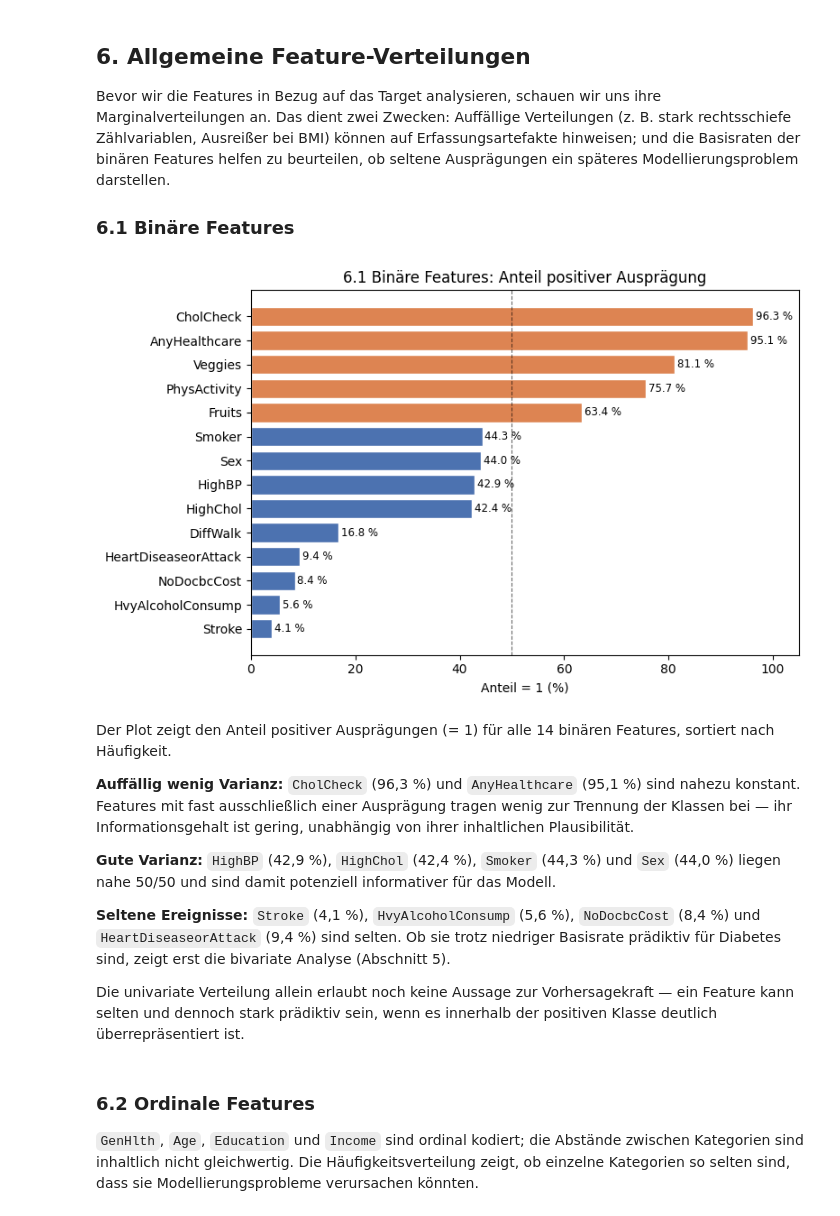
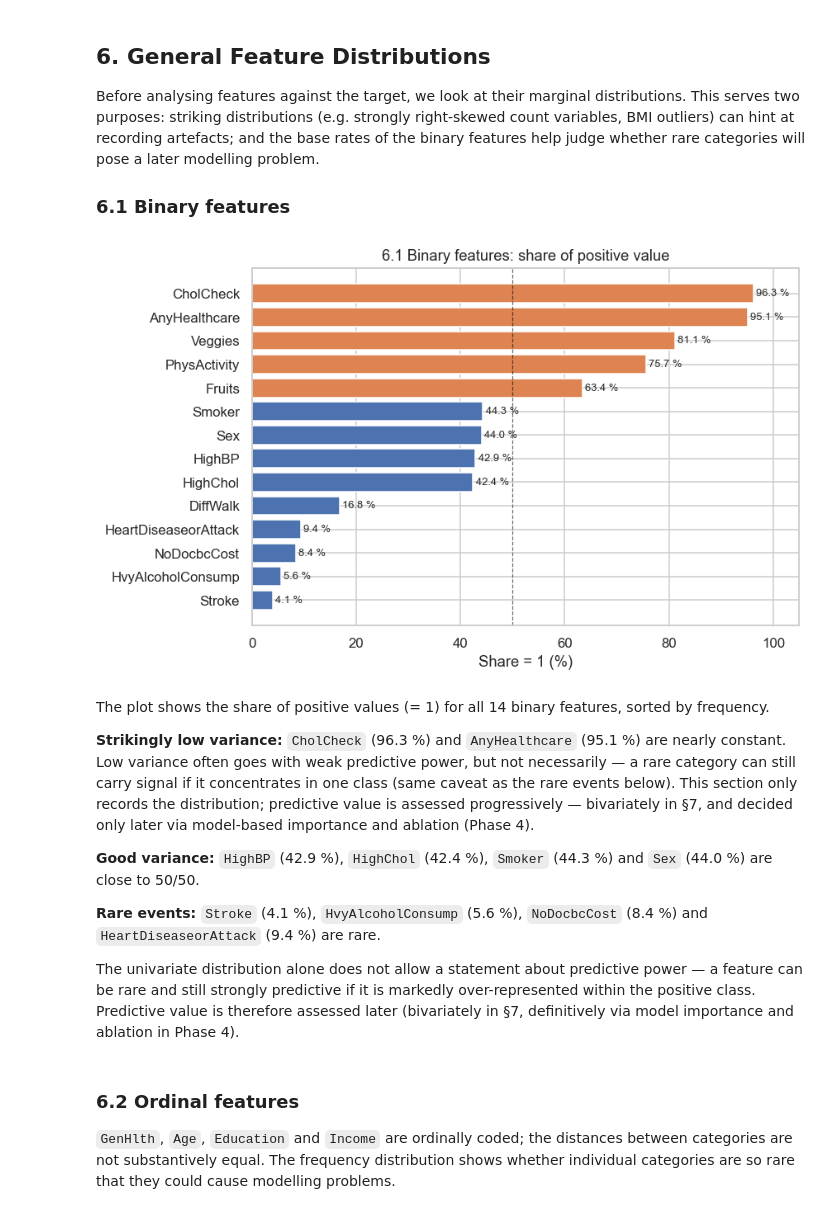
Before and after one commit to Hasher26/Diabetes-Prediction-Hasher, a Jupyter notebook: notebooks/02_data_understanding.ipynb, the cells around one changed output. Saved outputs shown, nothing was run; the diff lists cells and outputs as text; code cells hidden in the pictures.

```diff
--- a/notebooks/02_data_understanding.ipynb
+++ b/notebooks/02_data_understanding.ipynb
@@ -8,20 +19,27 @@ Installiere den UCI-ML-Repository-Client, falls er noch nicht verfügbar ist, un
 # %%
 # Install ucimlrepo if running in a fresh environment
-import importlib, subprocess, sys
+import importlib.util, subprocess, sys
 if importlib.util.find_spec('ucimlrepo') is None:
     subprocess.check_call([sys.executable, '-m', 'pip', 'install', 'ucimlrepo'])
 
-
-import os
+# Suppress only forward-looking deprecation warnings (real warnings stay visible)
 import warnings
-warnings.filterwarnings('ignore')
+warnings.simplefilter("ignore", category=FutureWarning)
 
 import numpy as np
 import pandas as pd
 import matplotlib.pyplot as plt
-import matplotlib.ticker as mticker
-import seaborn as sns
-from scipy import stats
-from scipy.stats import chi2_contingency, pointbiserialr
-from ucimlrepo import fetch_ucirepo
+import matplotlib.ticker as mticker   # thousands-formatting of plot axes
+import seaborn as sns                 # heatmap (§8) + global plot style
+from scipy import stats               # Spearman rank correlation (§8)
+from ucimlrepo import fetch_ucirepo   # loads UCI dataset #891 (§1.1)
+
+# Deterministic, machine-independent plotting style (no stochastic steps in this notebook)
+plt.rcParams['figure.dpi'] = 110
+sns.set_theme(style='whitegrid')
+
+# Output directory for figures (relative path → reproducible on any machine, created automatically)
+from pathlib import Path
+OUTPUT_DIR = Path("outputs") / "nb02"
+OUTPUT_DIR.mkdir(parents=True, exist_ok=True)
 # %% [markdown]
@@ -306,57 +348,49 @@ Der geschätzte beobachtbare Konfliktanteil (~0,65 % der Zeilen) dient als emp
 # %% [markdown]
-## 6. Allgemeine Feature-Verteilungen
+## 6. General Feature Distributions
 
-Bevor wir die Features in Bezug auf das Target analysieren, schauen wir uns ihre Marginalverteilungen an. Das dient zwei Zwecken: Auffällige Verteilungen (z. B. stark rechtsschiefe Zählvariablen, Ausreißer bei BMI) können auf Erfassungsartefakte hinweisen; und die Basisraten der binären Features helfen zu beurteilen, ob seltene Ausprägungen ein späteres Modellierungsproblem darstellen.
+Before analysing features against the target, we look at their marginal distributions. This serves two purposes: striking distributions (e.g. strongly right-skewed count variables, BMI outliers) can hint at recording artefacts; and the base rates of the binary features help judge whether rare categories will pose a later modelling problem.
 
-### 6.1 Binäre Features
+### 6.1 Binary features
 # %%
-# Feature-Gruppen einmalig definieren — werden in Abschnitten 6 und 7 wiederverwendet
+# Define feature groups once - reused in Sections 6, 7, 8, 9
 BINARY_COLS  = ["HighBP", "HighChol", "CholCheck", "Smoker", "Stroke",
                 "HeartDiseaseorAttack", "PhysActivity", "Fruits", "Veggies",
                 "HvyAlcoholConsump", "AnyHealthcare", "NoDocbcCost", "DiffWalk", "Sex"]
 ORDINAL_COLS = ["GenHlth", "Age", "Education", "Income"]
 COUNT_COLS   = ["MentHlth", "PhysHlth"]
 NUMERIC_COLS = ["BMI"]
 
-# Anteil positiver Ausprägung (= 1) pro binärem Feature
+# Share of positive value (= 1) per binary feature, sorted ascending
 prev_bin = df[BINARY_COLS].mean().sort_values()
 
 fig, ax = plt.subplots(figsize=(8, 5))
+# colour: blue if the feature is mostly 0 (<50 %), orange if mostly 1 (>=50 %)
 colors = ["#4C72B0" if v < 0.5 else "#DD8452" for v in prev_bin.values]
 bars = ax.barh(prev_bin.index, prev_bin.values * 100, color=colors, edgecolor="white")
-ax.axvline(50, color="black", linestyle="--", linewidth=0.8, alpha=0.6)
+ax.axvline(50, color="black", linestyle="--", linewidth=0.8, alpha=0.6)   # 50/50 reference
 for bar, val in zip(bars, prev_bin.values):
     ax.text(bar.get_width() + 0.5, bar.get_y() + bar.get_height() / 2,
             f"{val*100:.1f} %", va="center", fontsize=8.5)
-ax.set_xlabel("Anteil = 1 (%)")
+ax.set_xlabel("Share = 1 (%)")
 ax.set_xlim(0, 105)
-ax.set_title("6.1 Binäre Features: Anteil positiver Ausprägung", fontsize=12)
+ax.set_title("6.1 Binary features: share of positive value", fontsize=12)
 plt.tight_layout()
+fig.savefig(OUTPUT_DIR / "06_binary_feature_prevalence.png", dpi=150, bbox_inches="tight")
 plt.show()
 # %% [output]
-[figure, old version]
+[figure, new version]
 # %% [markdown]
-Der Plot zeigt den Anteil positiver Ausprägungen (= 1) für alle 14 binären Features,
-sortiert nach Häufigkeit.
+The plot shows the share of positive values (= 1) for all 14 binary features, sorted by frequency.
 
-**Auffällig wenig Varianz:** `CholCheck` (96,3 %) und `AnyHealthcare` (95,1 %) sind
-nahezu konstant. Features mit fast ausschließlich einer Ausprägung tragen wenig
-zur Trennung der Klassen bei — ihr Informationsgehalt ist gering, unabhängig von
-ihrer inhaltlichen Plausibilität.
+**Strikingly low variance:** `CholCheck` (96.3 %) and `AnyHealthcare` (95.1 %) are nearly constant. Low variance often goes with weak predictive power, but not necessarily — a rare category can still carry signal if it concentrates in one class (same caveat as the rare events below). This section only records the distribution; predictive value is assessed progressively — bivariately in §7, and decided only later via model-based importance and ablation (Phase 4).
 
-**Gute Varianz:** `HighBP` (42,9 %), `HighChol` (42,4 %), `Smoker` (44,3 %) und
-`Sex` (44,0 %) liegen nahe 50/50 und sind damit potenziell informativer für das Modell.
+**Good variance:** `HighBP` (42.9 %), `HighChol` (42.4 %), `Smoker` (44.3 %) and `Sex` (44.0 %) are close to 50/50.
 
-**Seltene Ereignisse:** `Stroke` (4,1 %), `HvyAlcoholConsump` (5,6 %),
-`NoDocbcCost` (8,4 %) und `HeartDiseaseorAttack` (9,4 %) sind selten.
-Ob sie trotz niedriger Basisrate prädiktiv für Diabetes sind, zeigt erst die
-bivariate Analyse (Abschnitt 5).
+**Rare events:** `Stroke` (4.1 %), `HvyAlcoholConsump` (5.6 %), `NoDocbcCost` (8.4 %) and `HeartDiseaseorAttack` (9.4 %) are rare.
 
-Die univariate Verteilung allein erlaubt noch keine Aussage zur Vorhersagekraft —
-ein Feature kann selten und dennoch stark prädiktiv sein, wenn es innerhalb der
-positiven Klasse deutlich überrepräsentiert ist.
+The univariate distribution alone does not allow a statement about predictive power — a feature can be rare and still strongly predictive if it is markedly over-represented within the positive class. Predictive value is therefore assessed later (bivariately in §7, definitively via model importance and ablation in Phase 4).
 # %% [markdown]
-### 6.2 Ordinale Features
+### 6.2 Ordinal features
 
-`GenHlth`, `Age`, `Education` und `Income` sind ordinal kodiert; die Abstände zwischen Kategorien sind inhaltlich nicht gleichwertig. Die Häufigkeitsverteilung zeigt, ob einzelne Kategorien so selten sind, dass sie Modellierungsprobleme verursachen könnten.
+`GenHlth`, `Age`, `Education` and `Income` are ordinally coded; the distances between categories are not substantively equal. The frequency distribution shows whether individual categories are so rare that they could cause modelling problems.
 # %%
```
Also changed, not shown: parts of 53 cells of this notebook, 1 other file.
